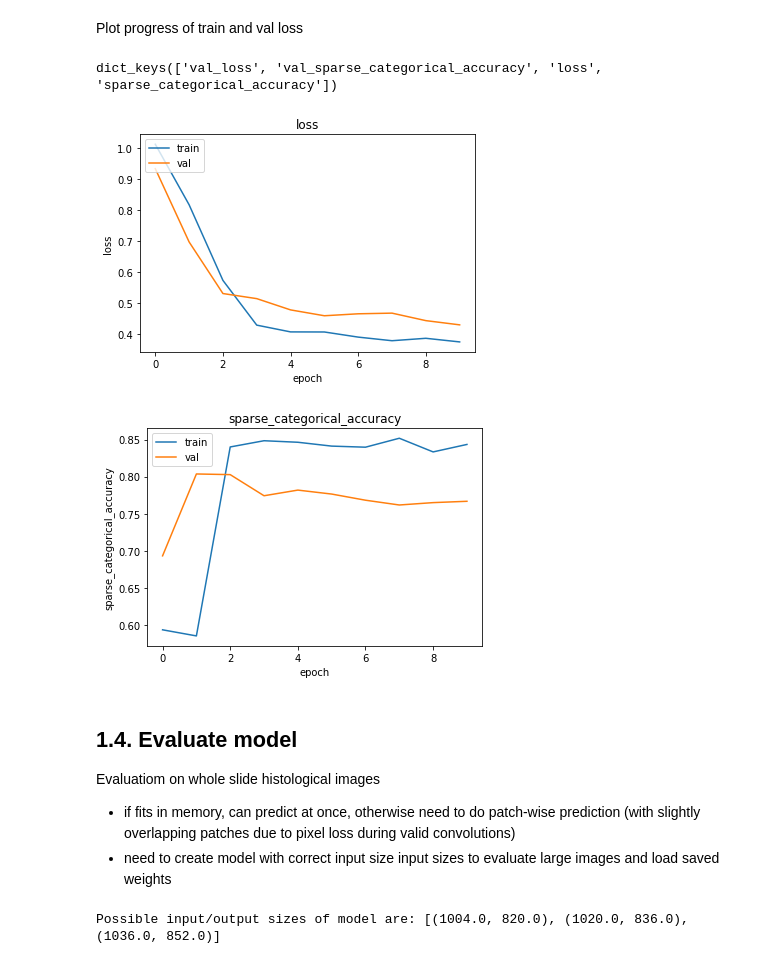
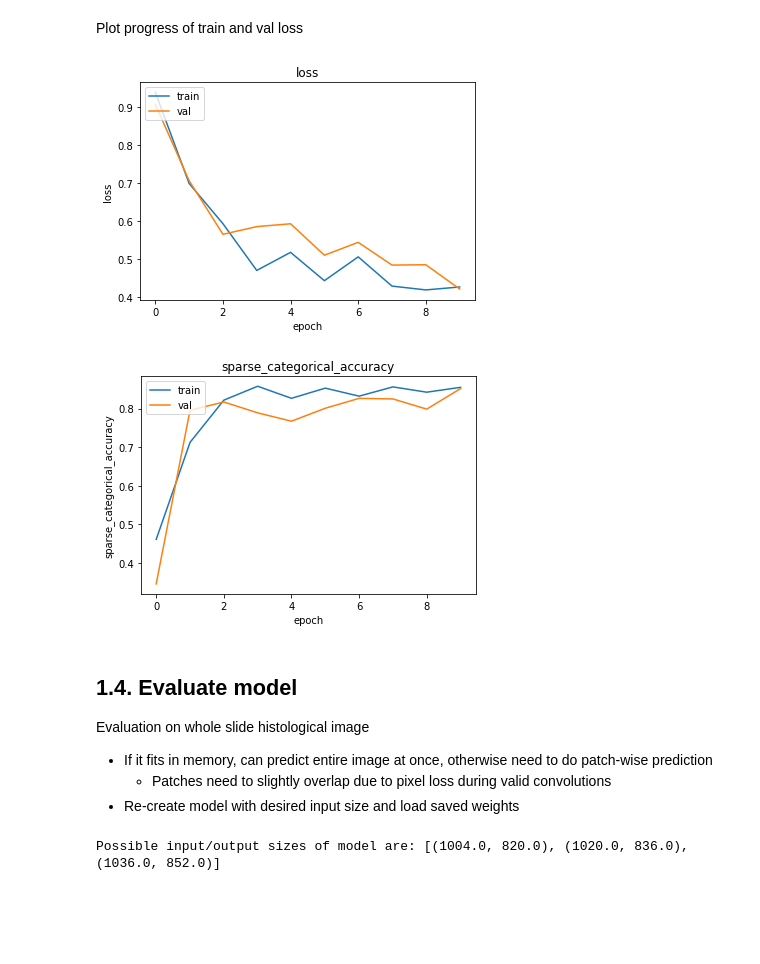
Before and after one commit to hspitzer/histo-seg, a Jupyter notebook: tutorial-segmentation.ipynb, the cells around one changed output. Drawn from its saved outputs; the diff is of its cells as text; code cells hidden in the pictures; blank space fills up the shorter version.

```diff
--- a/tutorial-segmentation.ipynb
+++ b/tutorial-segmentation.ipynb
@@ -188,13 +197,16 @@ Text(0.5, 0.98, 'Example val patches')
 - This results in a smaller output size than input size
 - Groundtruth labels need to be cropped to the smaller output size when calculating performance metrics
 # %%
+# functions needed for U-net definition
 def crop_to_shape_tensor(input_tensor, template_tensor):
-    """Crop input_tensor to the shape of template_tensor by applying a cropping2D layer.
-    Throw ValueError if template_tensor has a larger size than input_tensor
+    """Crop `input_tensor` to the shape of `template_tensor` by applying a Cropping2D layer.
+    Throw ValueError if `template_tensor` has a larger size than `input_tensor`.
 
     Args:
         input_tensor: Tensor with shape attribute
         template_tensor: Tensor with shape attribute
+    Returns:
+        cropped Tensor
     """
     from_shape = np.array(input_tensor.shape.as_list()[1:3])
     to_shape = np.array(template_tensor.shape.as_list()[1:3])
@@ -208,12 +220,12 @@ def crop_to_shape_tensor(input_tensor, template_tensor):
     return cropped_tensor
 
 def crop_to_shape(arr, shape):
-    """Crop arr to the shape of template_arr.
-    Throw ValueError if shape is larger than arr.shape
+    """Crop `arr` to have shape `shape`.
+    Throw ValueError if `shape` is larger than `arr.shape`
 
     Args:
-        arr: np.array with shape (., h, w, .)
-        shape: desired shape (h,w)
+        arr (np.ndarray): array to crop with shape (., h, w, .)
+        shape (tuple): desired shape (h',w')
     """
     from_shape = np.array(arr.shape[1:3])
     to_shape = np.array(shape)
@@ -253,8 +269,8 @@ def u_net(input_tensor, num_classes=3):
     up7 = UpSampling2D(size=(2, 2), name='up3_up')(conv6)
     crop3 = crop_to_shape_tensor(conv3, up7)
     conc7 = Concatenate(axis=3)([up7, crop3])
-    conv7 = Convolution2D(32, (3, 3), activation='relu', padding='valid', name='up3_c1')(conc7)
-    conv7 = Convolution2D(32, (3, 3), activation='relu', padding='valid', name='up3_c2')(conv7)
+    conv7 = Convolution2D(64, (3, 3), activation='relu', padding='valid', name='up3_c1')(conc7)
+    conv7 = Convolution2D(64, (3, 3), activation='relu', padding='valid', name='up3_c2')(conv7)
 
     up8 = UpSampling2D(size=(2, 2), name='up2_up')(conv7)
     crop2 = crop_to_shape_tensor(conv2, up8)
@@ -265,8 +281,8 @@ def u_net(input_tensor, num_classes=3):
     up9 = UpSampling2D(size=(2, 2), name='up1_up')(conv8)
     crop1 = crop_to_shape_tensor(conv1, up9)
     conc9 = Concatenate(axis=3)([up9, crop1])
-    conv9 = Convolution2D(64, (3, 3), activation='relu', padding='valid', name='up1_c1')(conc9)
-    conv9 = Convolution2D(64, (3, 3), activation='relu', padding='valid', name='up1_c2')(conv9)
+    conv9 = Convolution2D(32, (3, 3), activation='relu', padding='valid', name='up1_c1')(conc9)
+    conv9 = Convolution2D(32, (3, 3), activation='relu', padding='valid', name='up1_c2')(conv9)
 
     output_tensor = Convolution2D(num_classes, (1, 1), activation='softmax', name='output')(conv9)
 
@@ -388,0 +404,10 @@ Epoch 10/10
+# %%
+# parameters for training
+lr = 0.001
+epochs = 10
+batch_size = 24
+model_name = 'model_gmwm.hdf5'
+
+history_gmwm, datagen = train(model, (X_train, Y_train), (X_val, Y_val),
+                              lr=lr, epochs=epochs, batch_size=batch_size,
+                              model_name="model_gmwm.hdf5")
@@ -389,30 +432,28 @@ Epoch 10/10
 # %% [markdown]
 Plot progress of train and val loss
-# %%
-print(history_gmwm.history.keys())
-# %% [output]
-dict_keys(['val_loss', 'val_sparse_categorical_accuracy', 'loss', 'sparse_categorical_accuracy'])
 # %%
 def plot_history(history, key='loss'):
+    """Plot key vs epochs using keras history"""
     # summarize history for accuracy
     plt.plot(history.history[key])
     plt.plot(history.history['val_{}'.format(key)])
     plt.title(key)
     plt.ylabel(key)
     plt.xlabel('epoch')
     plt.legend(['train', 'val'], loc='upper left')
     plt.show()
 
 plot_history(history_gmwm, key='loss')
 plot_history(history_gmwm, key='sparse_categorical_accuracy')
 # %% [output]
-[figure, old version]
+[figure, new version]
-[figure, old version]
+[figure, new version]
 # %% [markdown]
 ## 1.4. Evaluate model
-Evaluatiom on whole slide histological images
-- if fits in memory, can predict at once, otherwise need to do patch-wise prediction (with slightly overlapping patches due to pixel loss during valid convolutions)
-- need to create model with correct input size input sizes to evaluate large images and load saved weights
+Evaluation on whole slide histological image
+- If it fits in memory, can predict entire image at once, otherwise need to do patch-wise prediction
+    - Patches need to slightly overlap due to pixel loss during valid convolutions
+- Re-create model with desired input size and load saved weights
 # %%
 # recreate unet model with larger input size
 input_shape = (1020,1020,1)
```
Also changed, not shown: parts of 42 cells of this notebook, 1 other file.
